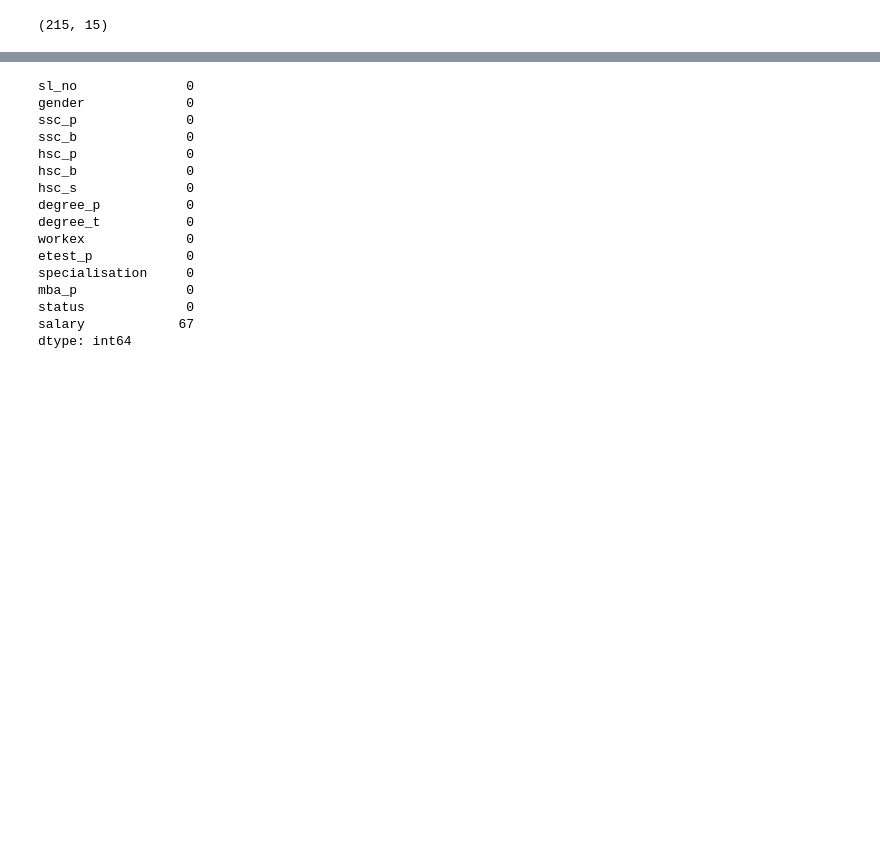
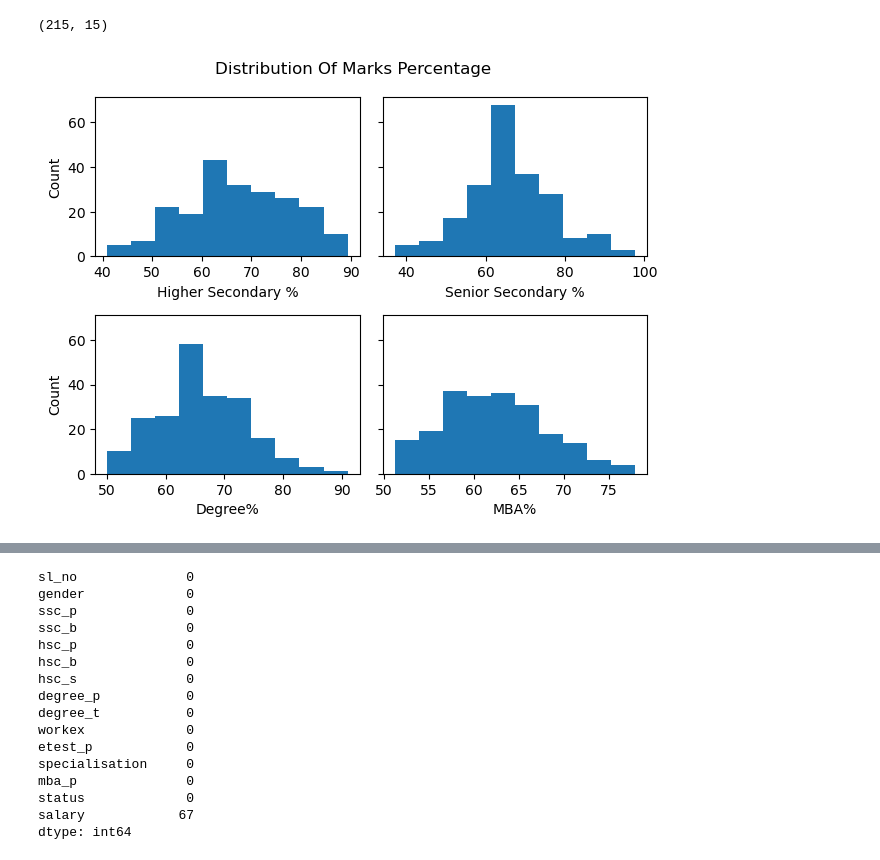
Before and after one commit to HatemAhmed1/IBM-Hack, a Jupyter notebook: IBM_hack.ipynb, the cells around one changed output, grey strips where cells are left out. Cells and saved outputs as stored; diff of their text form; code cells hidden in the pictures; blank space fills up the shorter version.

```diff
--- a/IBM_hack.ipynb
+++ b/IBM_hack.ipynb
@@ -18,3 +18,21 @@ data.head()
 data.shape
 # %% [output]
 (215, 15)
+# %%
+fig, ax = plt.subplots(2, 2, sharey=True)
+ax[0, 0].hist(data.ssc_p, bins=10)
+ax[0, 1].hist(data.hsc_p, bins=10)
+ax[1, 0].hist(data.degree_p, bins=10)
+ax[1, 1].hist(data.mba_p, bins=10)
+
+ax[0, 0].set_ylabel("Count")
+ax[1, 0].set_ylabel("Count")
+ax[0, 0].set_xlabel("Higher Secondary %")
+ax[0, 1].set_xlabel("Senior Secondary %")
+ax[1, 0].set_xlabel("Degree%")
+ax[1, 1].set_xlabel("MBA%")
+fig.suptitle("Distribution Of Marks Percentage")
+plt.tight_layout()
+plt.show()
+# %% [output]
+[figure, added]
```
Also changed, not shown: parts of 11 cells of this notebook, 4 other files.
